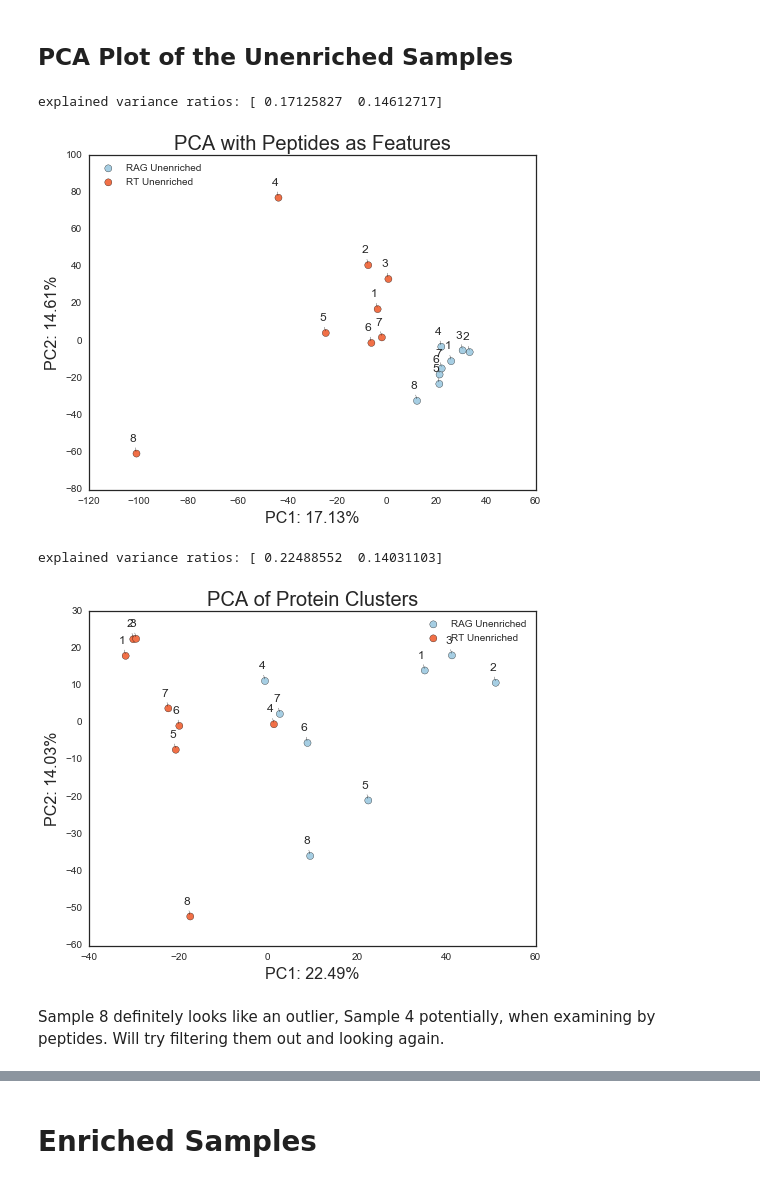
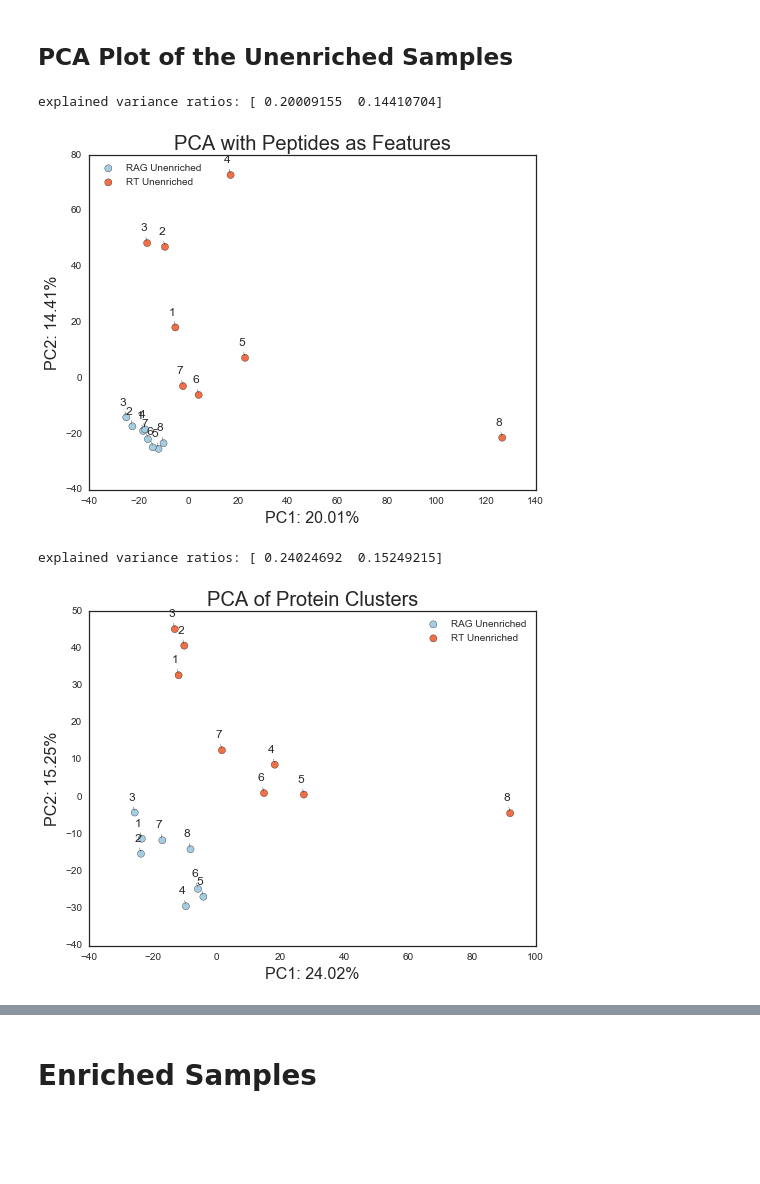
Before and after one commit to mmayers12/n15_mice, a Jupyter notebook: ipynbs/loci-analysis-from-n15-searches.ipynb, the cells around one changed output, grey strips where cells are left out. Drawn from its saved outputs; the diff is of its cells as text; code cells hidden in the pictures; blank space fills up the shorter version.

```diff
--- a/ipynbs/loci-analysis-from-n15-searches.ipynb
+++ b/ipynbs/loci-analysis-from-n15-searches.ipynb
@@ -115,16 +131,14 @@ build_loci.to_json(unenr_grouped_loci, unenr_keys, os.path.join(BASE, 'unenriche
 # %% [markdown]
 ## PCA Plot of the Unenriched Samples
 # %%
-df = build_loci.to_df(unenr_grouped_loci, ratios=True, peptides=True)
+df = build_loci.to_df(unenr_grouped_loci, ratios=False, peptides=True)
 build_loci.plot_pca(df, metadata[unenr_keys], title='PCA with Peptides as Features', group_name='category', loc=2, label_points=True)
 # %% [output]
-explained variance ratios: [ 0.17125827  0.14612717]
+explained variance ratios: [ 0.20009155  0.14410704]
-[figure, old version]
+[figure, new version]
 # %%
-df = build_loci.to_df(unenr_grouped_loci, ratios=True, peptides=False)
+df = build_loci.to_df(unenr_grouped_loci, ratios=False, peptides=False)
 build_loci.plot_pca(df, metadata[unenr_keys], group_name='category', loc=1, label_points=True)
 # %% [output]
-explained variance ratios: [ 0.22488552  0.14031103]
+explained variance ratios: [ 0.24024692  0.15249215]
-[figure, old version]
+[figure, new version]
-# %% [markdown]
-Sample 8 definitely looks like an outlier, Sample 4 potentially, when examining by peptides.  Will try filtering them out and looking again.
```
Also changed, not shown: parts of 99 cells of this notebook.
